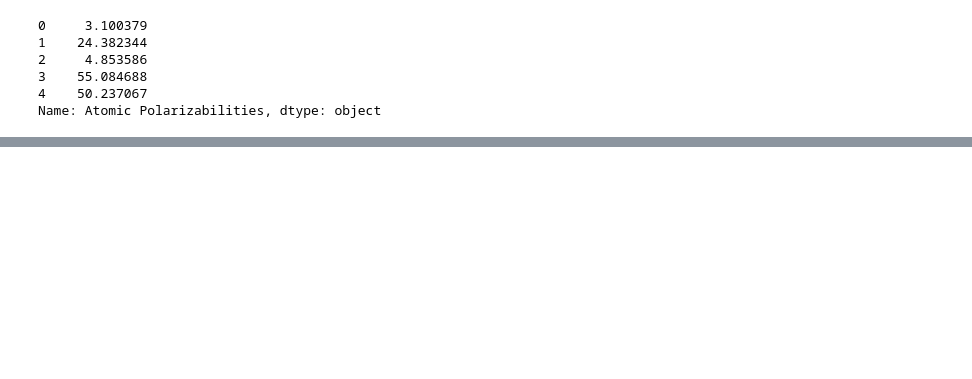
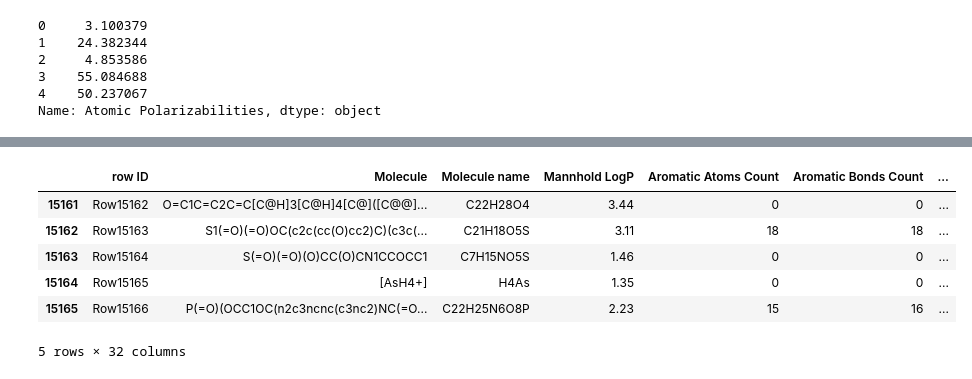
Before and after one commit to Braden-G/Machine-Learning-Project, a Jupyter notebook: Project.ipynb, the cells around one changed output, grey strips where cells are left out. Saved outputs shown, nothing was run; the diff lists cells and outputs as text; code cells hidden in the pictures; blank space fills up the shorter version.

```diff
--- a/Project.ipynb
+++ b/Project.ipynb
@@ -53,0 +73,11 @@ Name: Atomic Polarizabilities, dtype: object
+# %%
+working_data.head()
+working_data.tail()
+# %% [output]
+|  | row ID | Molecule | Molecule name | Mannhold LogP | Aromatic Atoms Count | Aromatic Bonds Count | ... |
+| 15161 | Row15162 | O=C1C=C2C=C[C@H]3[C@H]4[C@]([C@@]... | C22H28O4 | 3.44 | 0 | 0 | ... |
+| 15162 | Row15163 | S1(=O)(=O)OC(c2c(cc(O)cc2)C)(c3c(... | C21H18O5S | 3.11 | 18 | 18 | ... |
+| 15163 | Row15164 | S(=O)(=O)(O)CC(O)CN1CCOCC1 | C7H15NO5S | 1.46 | 0 | 0 | ... |
+| 15164 | Row15165 | [AsH4+] | H4As | 1.35 | 0 | 0 | ... |
+| 15165 | Row15166 | P(=O)(OCC1OC(n2c3ncnc(c3nc2)NC(=O... | C22H25N6O8P | 2.23 | 15 | 16 | ... |
+5 rows × 32 columns
```
Also changed, not shown: parts of 31 cells of this notebook, 1 other file.
